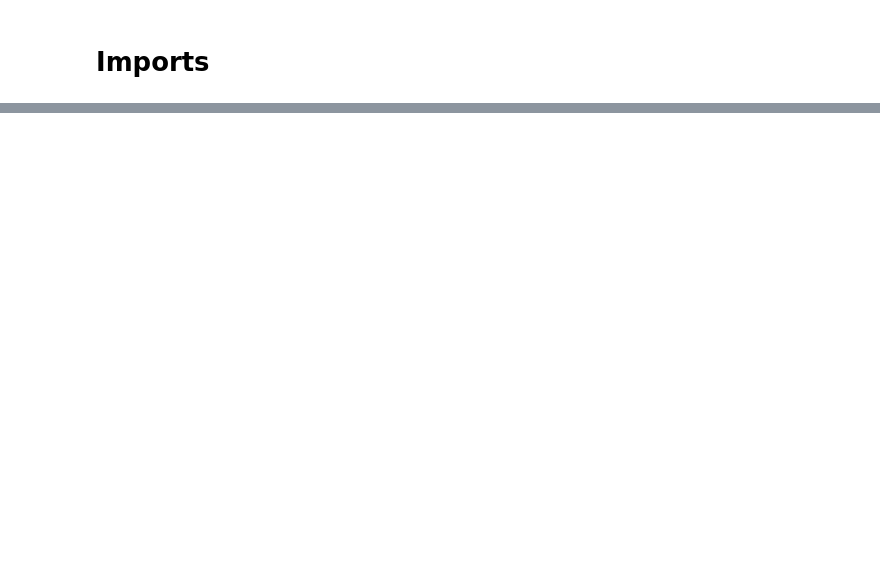
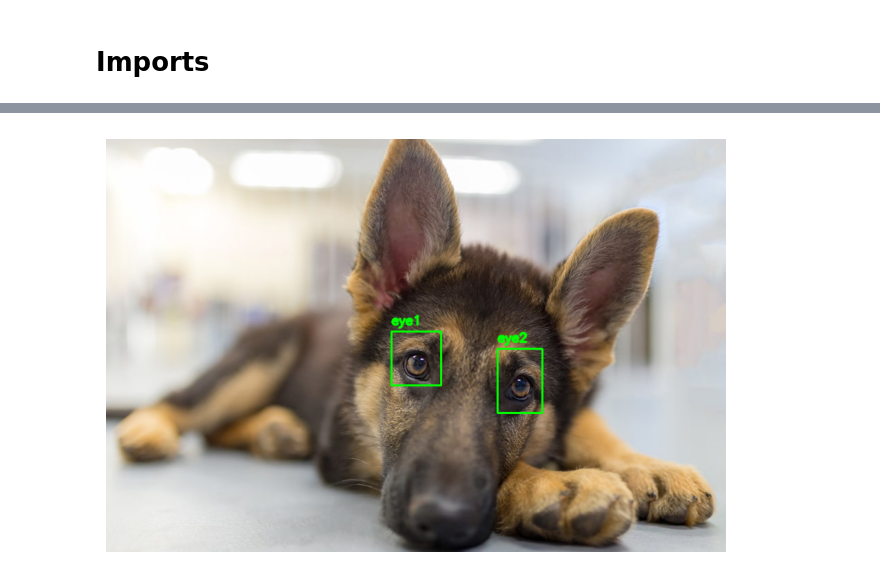
Before and after one commit to gracyy-rm/cv-toolkit, a Jupyter notebook: notebook/plot_module.ipynb, the cells around one changed output, grey strips where cells are left out. Cells and saved outputs as stored; diff of their text form; code cells hidden in the pictures; blank space fills up the shorter version.

```diff
--- a/notebook/plot_module.ipynb
+++ b/notebook/plot_module.ipynb
@@ -38,0 +95,10 @@ from src.plot_operations import*
+# %%
+bbox3=[414,280,72,78]#x,y,width,height
+bbox4=[568,305,65,93]#x,y,width,height
+# %%
+img=cr.image_operations.io.load_image("../assets/g.jpg")
+bboxes=[bbox3,bbox4]
+labels=["eye1","eye2"]
+cr.plot_operations.plot.bbox(image=img,bboxes=bboxes,labels=labels )
+# %% [output]
+[figure, added]
```
Also changed, not shown: parts of 43 cells of this notebook, 7 other files.
